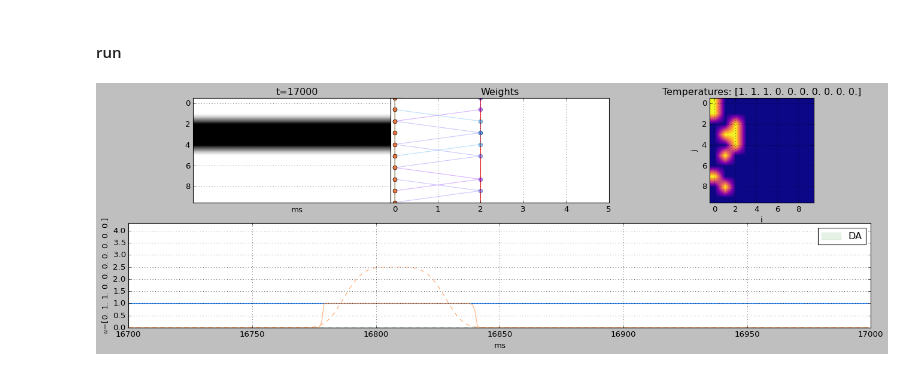
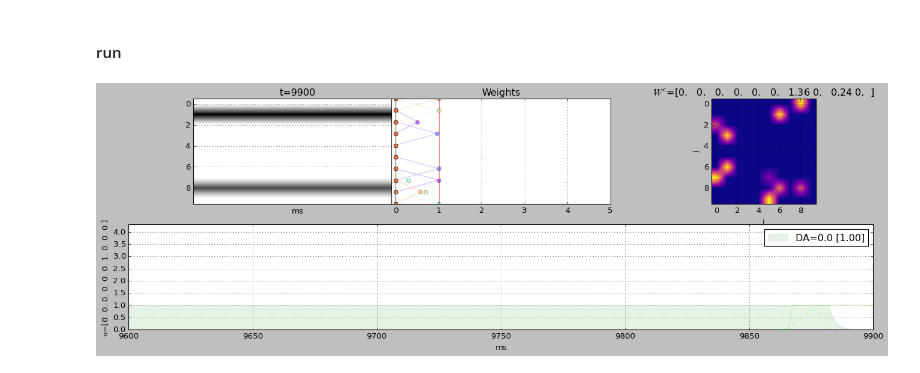
Before and after one commit to iKiru-hub/PCNN, a Jupyter notebook: lab_pcnn_nonhot_1.ipynb, the cells around one changed output. Drawn from its saved outputs; the diff is of its cells as text; code cells hidden in the pictures.

```diff
--- a/lab_pcnn_nonhot_1.ipynb
+++ b/lab_pcnn_nonhot_1.ipynb
@@ -312,7 +312,7 @@ genome = {
           'tau': 700,
           'wff_std': 0.0,
           'wff_min': 0.0,
-          'wff_max': 2.,
+          'wff_max': 1.,
           'wff_tau': 5_000,
           'soft_beta': 2,
           'dt': 1,
@@ -330,34 +330,34 @@ genome = {
 }
 
 """ Initialization """
 
 N, Nj = 10, 10
 genome['N'] = N
 genome['Nj'] = Nj
 model = mm.PCNNetwork(**genome)
 
 # select
-inputs = it.make_patterned_input(N=Nj, T=18*1000, Np=3, cycles=1, binary=True, size=3, seed=seed)
+inputs = it.make_patterned_input(N=Nj, T=5*2000, Np=5, cycles=1, binary=False, size=2, seed=seed)
 
 """ Run """
 
 record = np.zeros((N+1, len(inputs)))
 Ix = np.zeros((N, len(inputs)))
 X2 = np.zeros((len(inputs) + 10, Nj))
 colors = [plt.cm.rainbow(i/N) for i in range(N)]
 
 for t, x in enumerate(inputs):
 
     model.step(x=x.reshape(-1, 1))
     record[1:, t] = model.u.flatten()
     record[0, t] = model.DA
     Ix[:, t] = model.Is.flatten() / 8
 
     X2[10:t+10] = inputs[:t]
 
-    if t % 1000 == 0:
-        mv.plotting(model=model, X=X2, t=t, record=record, Ix=Ix, colors=colors, subtitle_2=np.around(model.var1, 2))
+    if t % 100 == 0:
+        mv.plotting(model=model, X=X2, t=t, record=record, Ix=Ix, colors=colors, subtitle_2=f"$W^c$={np.around(model.Ix.flatten(), 2)}")
 
 logger()
 # %% [output]
-[figure, old version]
+[figure, new version]
```
Also changed, not shown: parts of 11 cells of this notebook, 2 other files.
